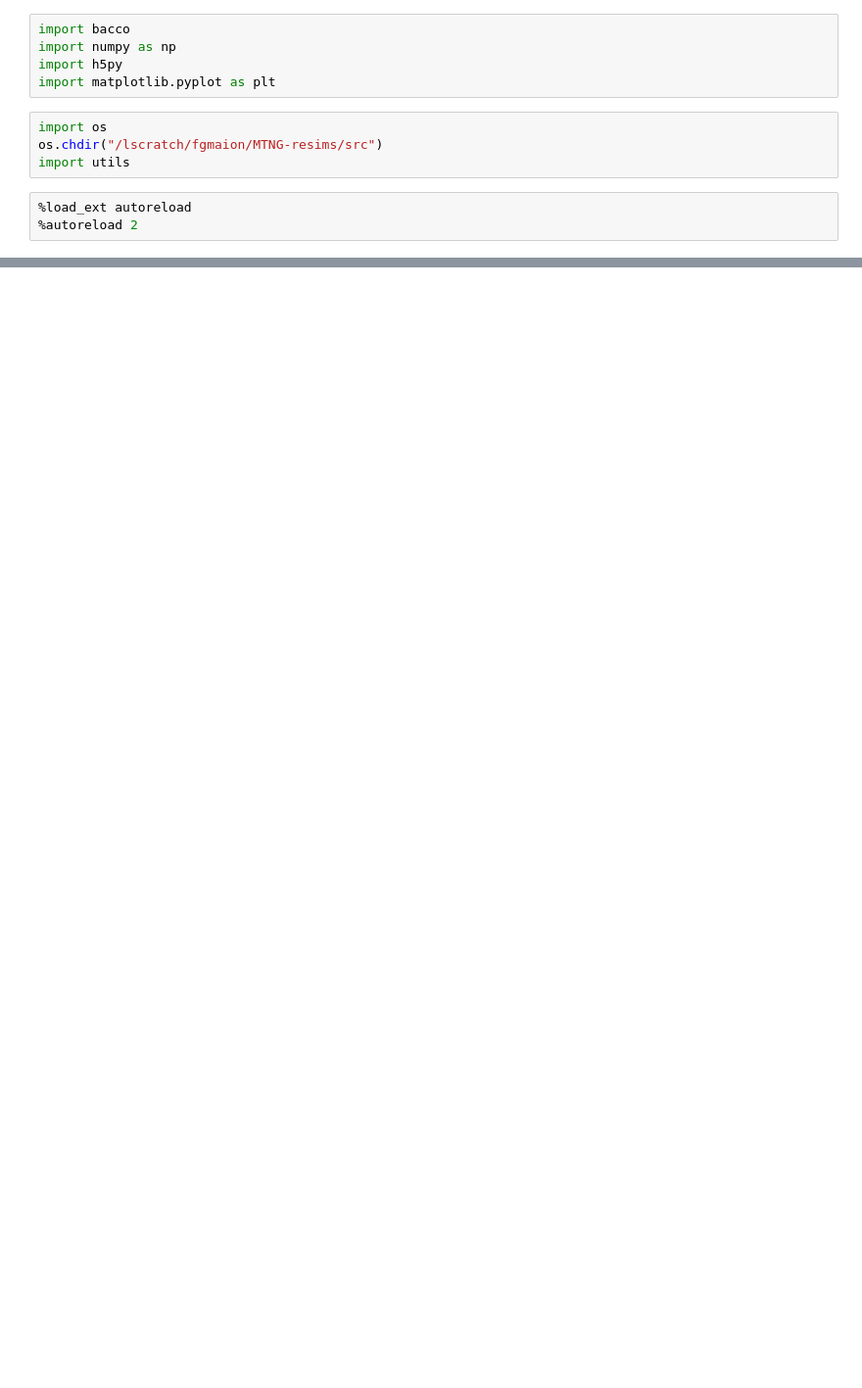
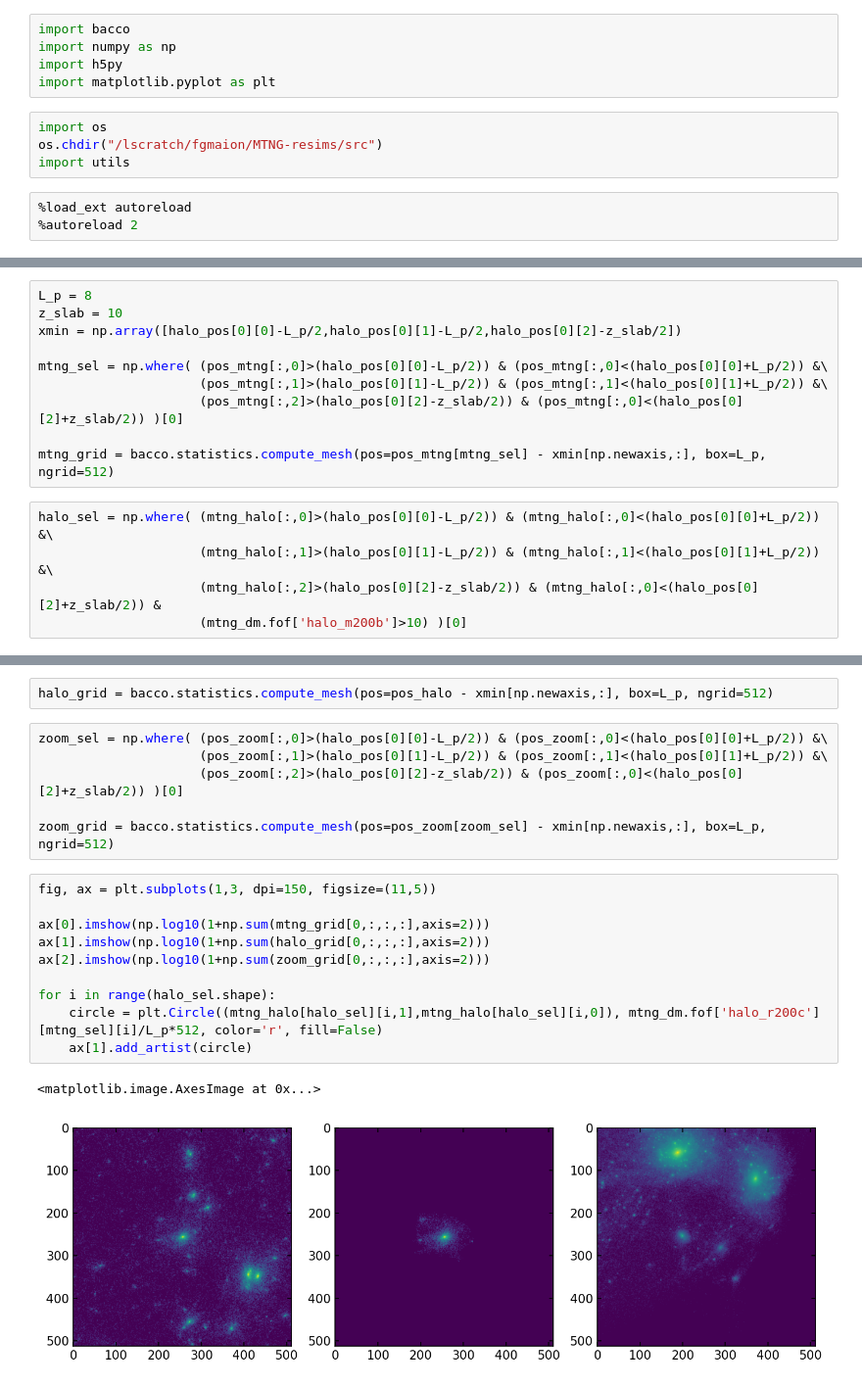
Before and after one commit to fgmaion/MTNG-resims, a Jupyter notebook: Notebooks/galaxy_comparison_July_2.ipynb, the cells around one changed output, grey strips where cells are left out. Shown at 98% size. Saved outputs shown, nothing was run; the diff lists cells and outputs as text; blank space fills up the shorter version.

```diff
--- a/Notebooks/galaxy_comparison_July_2.ipynb
+++ b/Notebooks/galaxy_comparison_July_2.ipynb
@@ -127,0 +179,15 @@ with h5py.File('/cosmos_storage/data_sharing/tmp_resims/1080-A/level4/haloes_10/
+# %%
+L_p = 8
+z_slab = 10
+xmin = np.array([halo_pos[0][0]-L_p/2,halo_pos[0][1]-L_p/2,halo_pos[0][2]-z_slab/2])
+
+mtng_sel = np.where( (pos_mtng[:,0]>(halo_pos[0][0]-L_p/2)) & (pos_mtng[:,0]<(halo_pos[0][0]+L_p/2)) &\
+                     (pos_mtng[:,1]>(halo_pos[0][1]-L_p/2)) & (pos_mtng[:,1]<(halo_pos[0][1]+L_p/2)) &\
+                     (pos_mtng[:,2]>(halo_pos[0][2]-z_slab/2)) & (pos_mtng[:,0]<(halo_pos[0][2]+z_slab/2)) )[0]
+
+mtng_grid = bacco.statistics.compute_mesh(pos=pos_mtng[mtng_sel] - xmin[np.newaxis,:], box=L_p, ngrid=512)
+# %%
+halo_sel = np.where( (mtng_halo[:,0]>(halo_pos[0][0]-L_p/2)) & (mtng_halo[:,0]<(halo_pos[0][0]+L_p/2)) &\
+                     (mtng_halo[:,1]>(halo_pos[0][1]-L_p/2)) & (mtng_halo[:,1]<(halo_pos[0][1]+L_p/2)) &\
+                     (mtng_halo[:,2]>(halo_pos[0][2]-z_slab/2)) & (mtng_halo[:,0]<(halo_pos[0][2]+z_slab/2)) &
+                     (mtng_dm.fof['halo_m200b']>10) )[0]
@@ -127,0 +196,21 @@ with h5py.File('/cosmos_storage/data_sharing/tmp_resims/1080-A/level4/haloes_10/
+# %%
+halo_grid = bacco.statistics.compute_mesh(pos=pos_halo - xmin[np.newaxis,:], box=L_p, ngrid=512)
+# %%
+zoom_sel = np.where( (pos_zoom[:,0]>(halo_pos[0][0]-L_p/2)) & (pos_zoom[:,0]<(halo_pos[0][0]+L_p/2)) &\
+                     (pos_zoom[:,1]>(halo_pos[0][1]-L_p/2)) & (pos_zoom[:,1]<(halo_pos[0][1]+L_p/2)) &\
+                     (pos_zoom[:,2]>(halo_pos[0][2]-z_slab/2)) & (pos_zoom[:,0]<(halo_pos[0][2]+z_slab/2)) )[0]
+
+zoom_grid = bacco.statistics.compute_mesh(pos=pos_zoom[zoom_sel] - xmin[np.newaxis,:], box=L_p, ngrid=512)
+# %%
+fig, ax = plt.subplots(1,3, dpi=150, figsize=(11,5))
+
+ax[0].imshow(np.log10(1+np.sum(mtng_grid[0,:,:,:],axis=2)))
+ax[1].imshow(np.log10(1+np.sum(halo_grid[0,:,:,:],axis=2)))
+ax[2].imshow(np.log10(1+np.sum(zoom_grid[0,:,:,:],axis=2)))
+
+for i in range(halo_sel.shape):
+    circle = plt.Circle((mtng_halo[halo_sel][i,1],mtng_halo[halo_sel][i,0]), mtng_dm.fof['halo_r200c'][mtng_sel][i]/L_p*512, color='r', fill=False)
+    ax[1].add_artist(circle)
+# %% [output]
+<matplotlib.image.AxesImage at 0x...>
+[figure, added]
```
Also changed, not shown: parts of 41 cells of this notebook, 1 other file.
